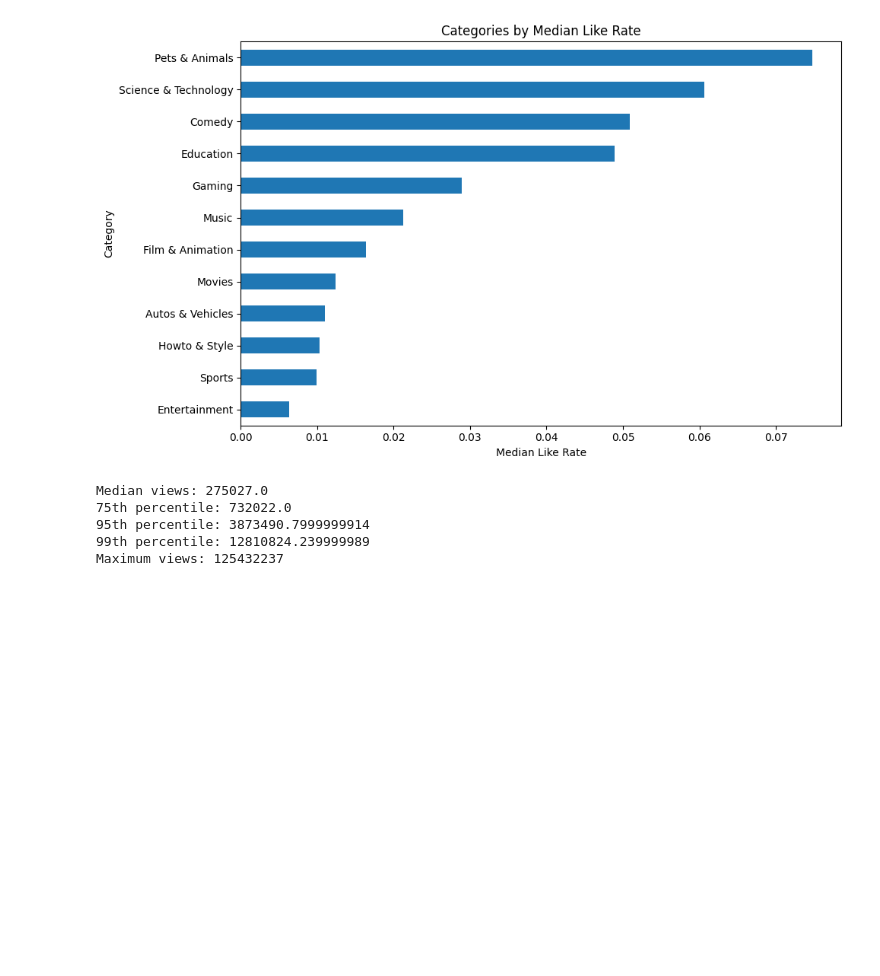
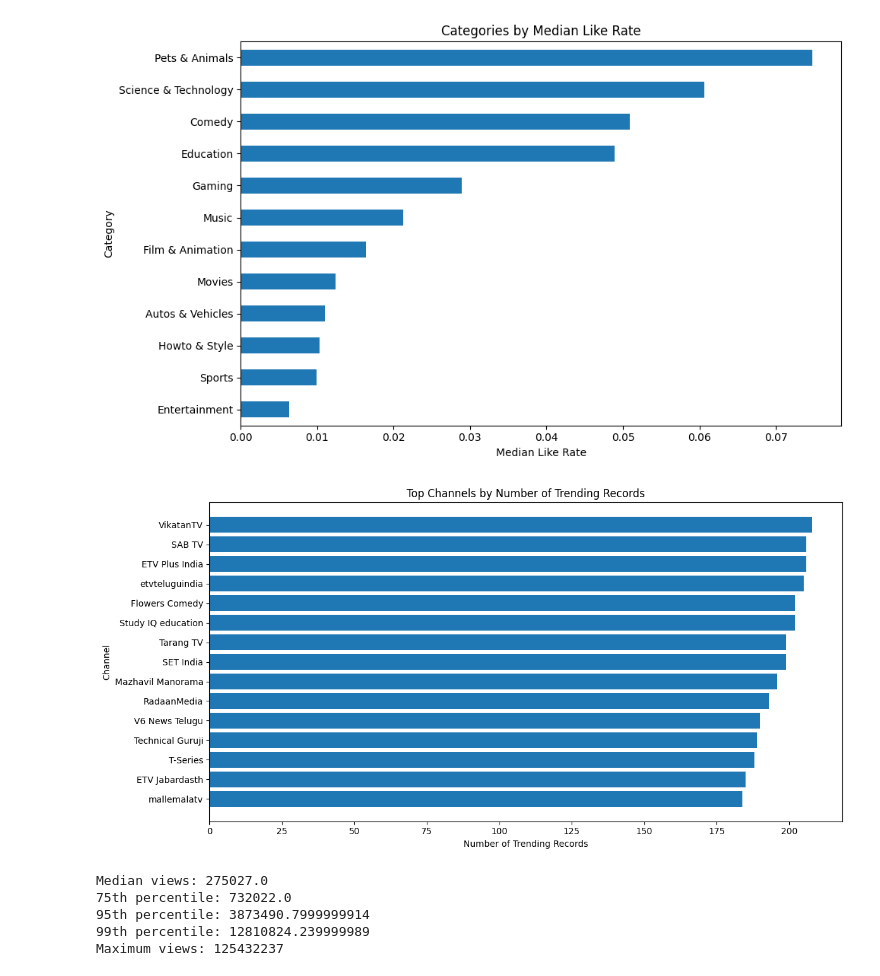
Before and after one commit to SarthakS0607/youtube-trending-eda, a Jupyter notebook: notebooks/04_exploratory_analysis.ipynb, the cells around one changed output. Cells and saved outputs as stored; diff of their text form; code cells hidden in the pictures; blank space fills up the shorter version.

```diff
--- a/notebooks/04_exploratory_analysis.ipynb
+++ b/notebooks/04_exploratory_analysis.ipynb
@@ -167,6 +251,33 @@ plt.tight_layout()
 plt.show()
 # %% [output]
 [figure]
+# %%
+channel_summary = (
+    analysis
+    .groupby("channel_title")
+    .agg(
+        trending_records=("video_id", "count")
+    )
+    .sort_values("trending_records", ascending=False)
+    .head(15)
+    .reset_index()
+)
+
+plt.figure(figsize=(12, 6))
+
+plt.barh(
+    channel_summary["channel_title"][::-1],
+    channel_summary["trending_records"][::-1]
+)
+
+plt.title("Top Channels by Number of Trending Records")
+plt.xlabel("Number of Trending Records")
+plt.ylabel("Channel")
+
+plt.tight_layout()
+plt.show()
+# %% [output]
+[figure, added]
 # %%
 print("Median views:", analysis["views"].median())
 print("75th percentile:", analysis["views"].quantile(0.75))
```
Also changed, not shown: parts of 1 cell of this notebook.
